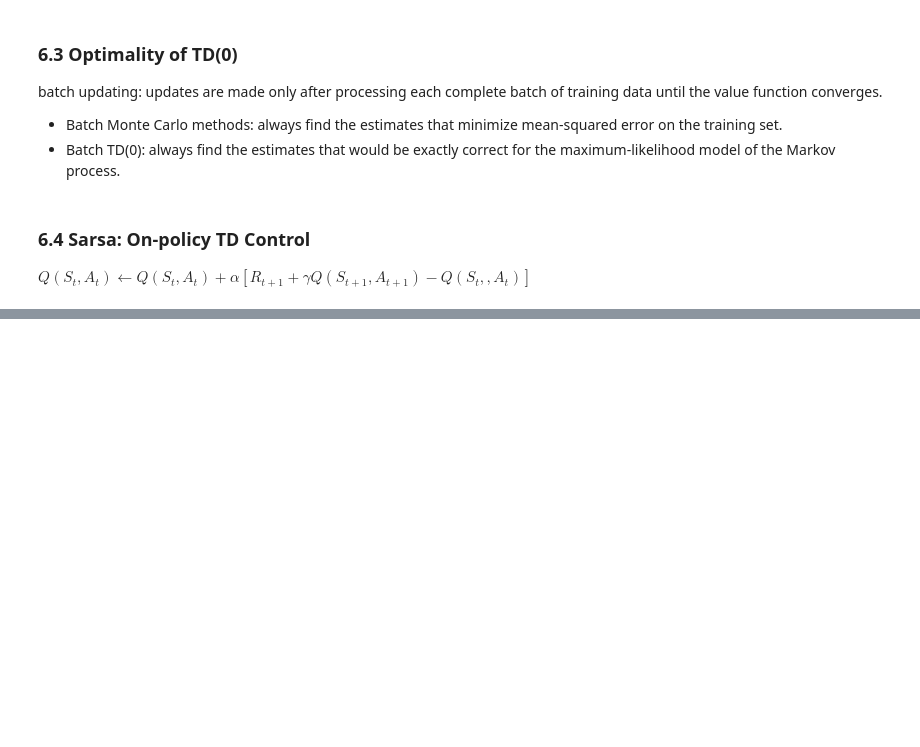
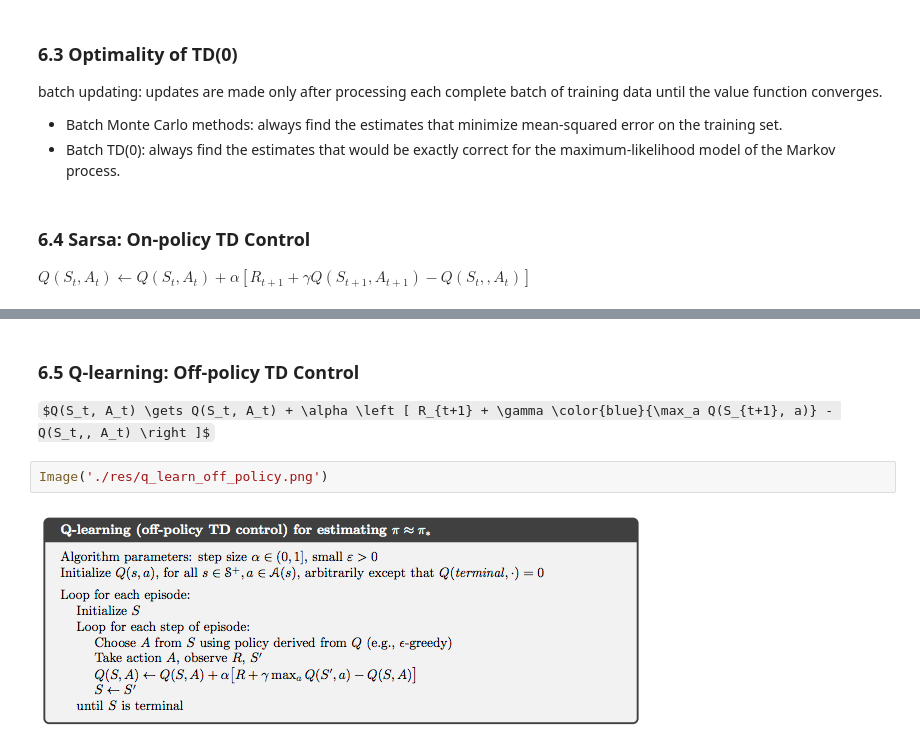
Before and after one commit to facaiy/book_notes, a Jupyter notebook: Reinforcement_Learing_An_Introduction/Temporal_Difference_Learning/note.ipynb, the cells around one changed output, grey strips where cells are left out. Saved outputs shown, nothing was run; the diff lists cells and outputs as text; some formulas as TeX source; blank space fills up the shorter version.

```diff
--- a/Reinforcement_Learing_An_Introduction/Temporal_Difference_Learning/note.ipynb
+++ b/Reinforcement_Learing_An_Introduction/Temporal_Difference_Learning/note.ipynb
@@ -58,0 +67,9 @@ $Q(S_t, A_t) \gets Q(S_t, A_t) + \alpha \left [ R_{t+1} + \gamma Q(S_{t+1}, A_{t
+# %% [markdown]
+### 6.5 Q-learning: Off-policy TD Control
+
+
+$Q(S_t, A_t) \gets Q(S_t, A_t) + \alpha \left [ R_{t+1} + \gamma \color{blue}{\max_a Q(S_{t+1}, a)} - Q(S_t,, A_t) \right ]$
+# %%
+Image('./res/q_learn_off_policy.png')
+# %% [output]
+[figure, added]
```
Also changed, not shown: parts of 6 cells of this notebook, 4 other files.
